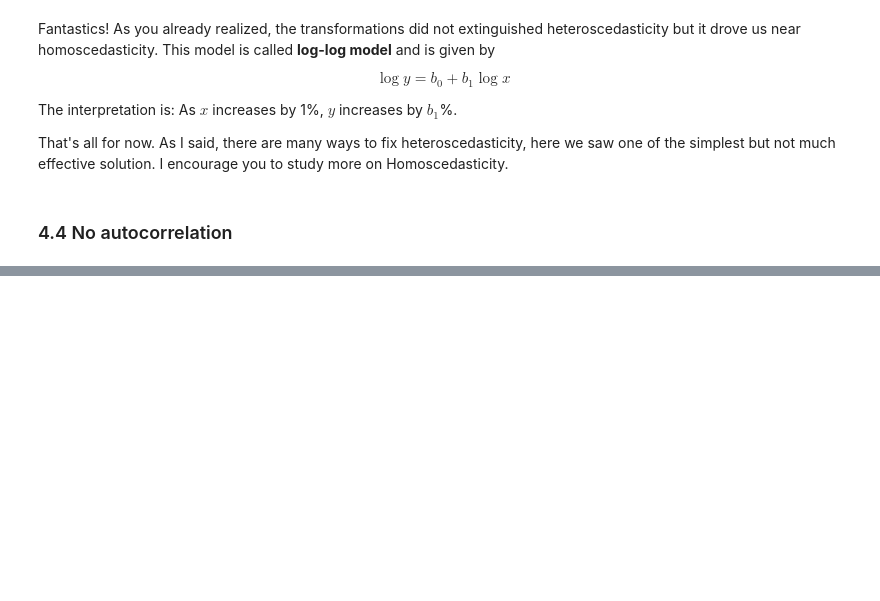
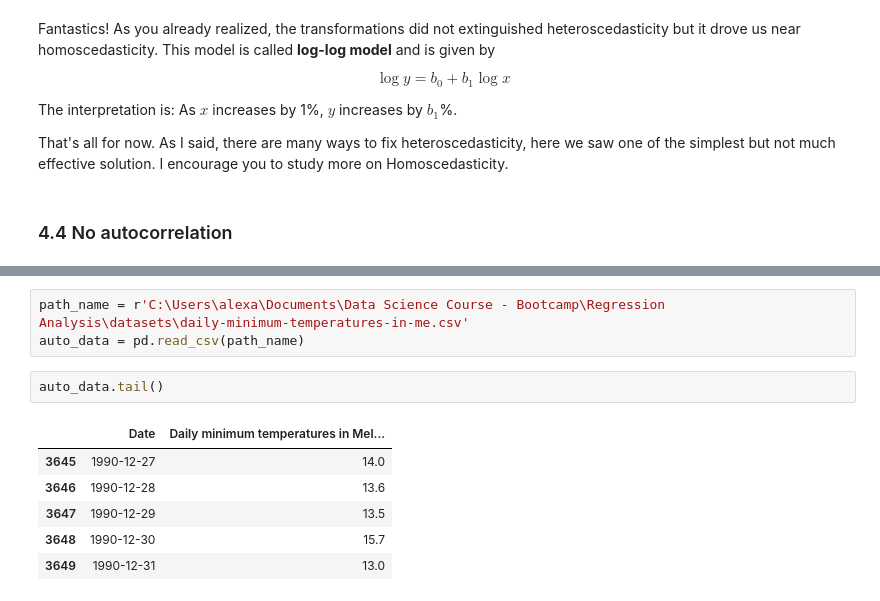
Before and after one commit to alexandrehsd/regression-analysis, a Jupyter notebook: Regression Analysis.ipynb, the cells around one changed output, grey strips where cells are left out. Drawn from its saved outputs; the diff is of its cells as text; blank space fills up the shorter version.

```diff
--- a/Regression Analysis.ipynb
+++ b/Regression Analysis.ipynb
@@ -548,0 +557,12 @@ That's all for now. As I said, there are many ways to fix heteroscedasticity, he
+# %%
+path_name = r'C:\Users\alexa\Documents\Data Science Course - Bootcamp\Regression Analysis\datasets\daily-minimum-temperatures-in-me.csv'
+auto_data = pd.read_csv(path_name)
+# %%
+auto_data.tail()
+# %% [output]
+|  | Date | Daily minimum temperatures in Mel... |
+| 3645 | 1990-12-27 | 14.0 |
+| 3646 | 1990-12-28 | 13.6 |
+| 3647 | 1990-12-29 | 13.5 |
+| 3648 | 1990-12-30 | 15.7 |
+| 3649 | 1990-12-31 | 13.0 |
```
Also changed, not shown: parts of 16 cells of this notebook, 1 other file.
